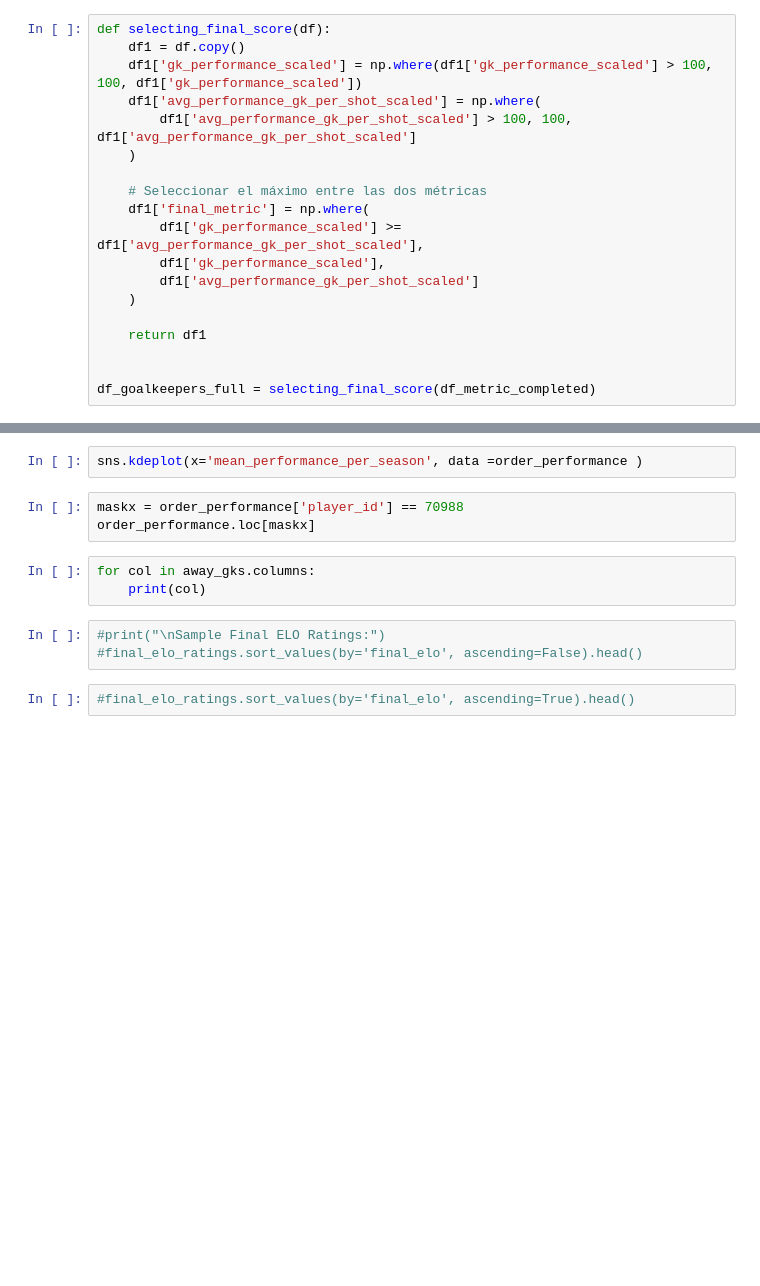
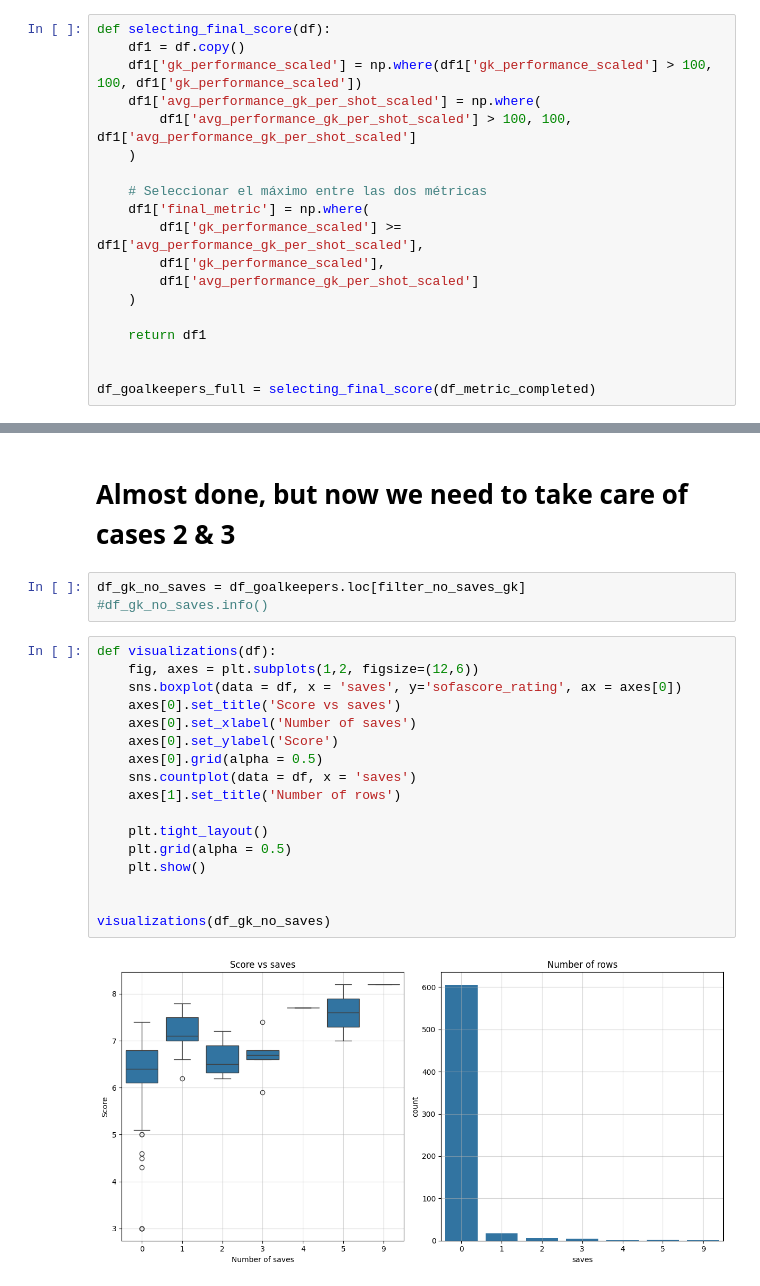
Before and after one commit to JavierJ002/FutbolPorLey, a Jupyter notebook: EDA_notebooks/goalkeepers.ipynb, the cells around one changed output, grey strips where cells are left out. Saved outputs shown, nothing was run; the diff lists cells and outputs as text; blank space fills up the shorter version.

```diff
--- a/EDA_notebooks/goalkeepers.ipynb
+++ b/EDA_notebooks/goalkeepers.ipynb
@@ -760,13 +755,24 @@ order_performance.head(25)
-# %%
-sns.kdeplot(x='mean_performance_per_season', data =order_performance )
-# %%
-maskx = order_performance['player_id'] == 70988
-order_performance.loc[maskx]
-# %%
-for col in away_gks.columns:
-    print(col)
-# %%
-#print("\nSample Final ELO Ratings:")
-#final_elo_ratings.sort_values(by='final_elo', ascending=False).head()
-# %%
-#final_elo_ratings.sort_values(by='final_elo', ascending=True).head()
+# %% [markdown]
+# Almost done, but now we need to take care of cases 2 & 3
+# %%
+df_gk_no_saves = df_goalkeepers.loc[filter_no_saves_gk]
+#df_gk_no_saves.info()
+# %%
+def visualizations(df):
+    fig, axes = plt.subplots(1,2, figsize=(12,6))
+    sns.boxplot(data = df, x = 'saves', y='sofascore_rating', ax = axes[0])
+    axes[0].set_title('Score vs saves')
+    axes[0].set_xlabel('Number of saves')
+    axes[0].set_ylabel('Score')
+    axes[0].grid(alpha = 0.5)
+    sns.countplot(data = df, x = 'saves')
+    axes[1].set_title('Number of rows')
+
+    plt.tight_layout()
+    plt.grid(alpha = 0.5)
+    plt.show()
+
+
+visualizations(df_gk_no_saves)
+# %% [output]
+[figure, added]
```
Also changed, not shown: parts of 61 cells of this notebook, 1 other file.
